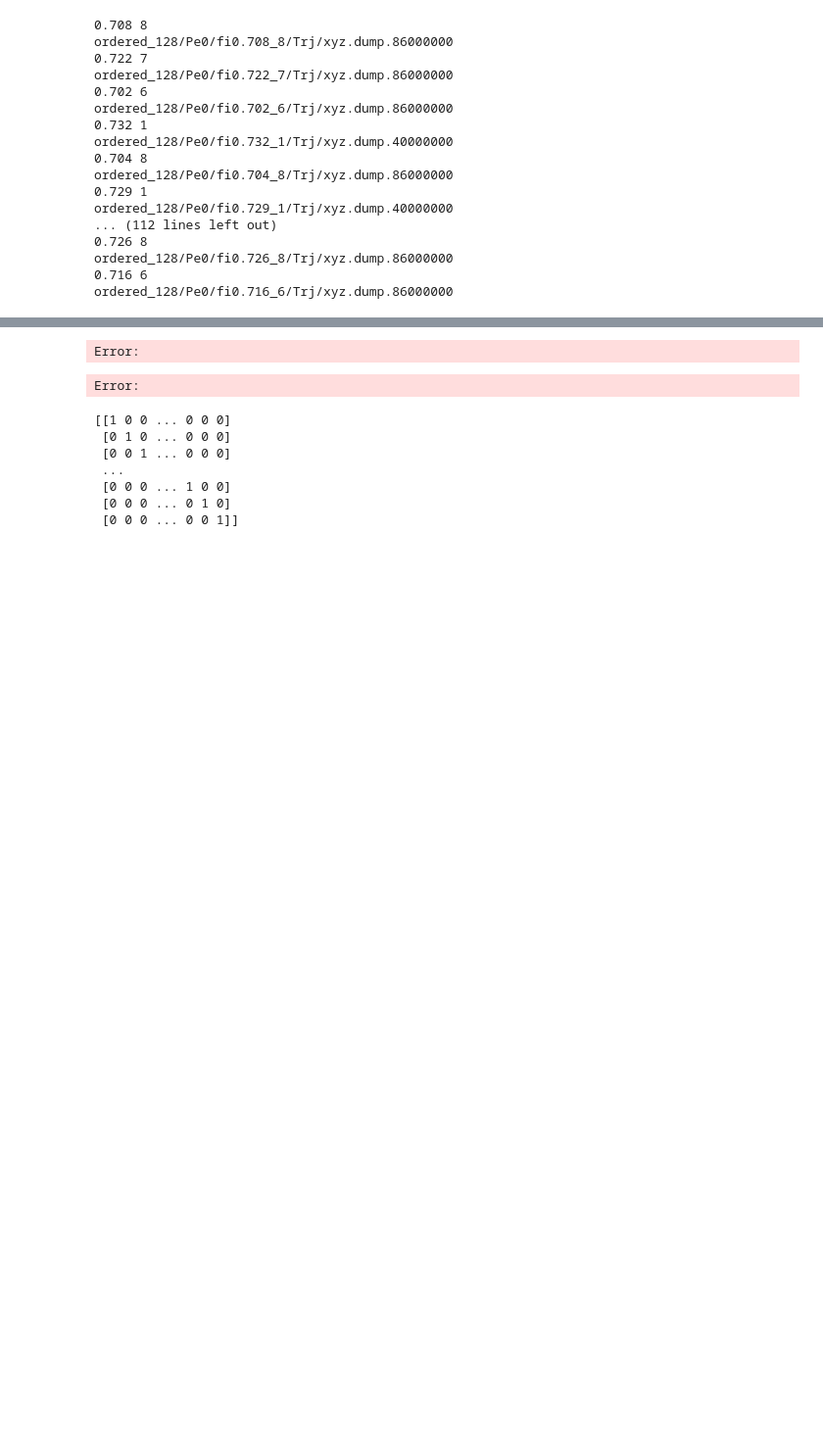
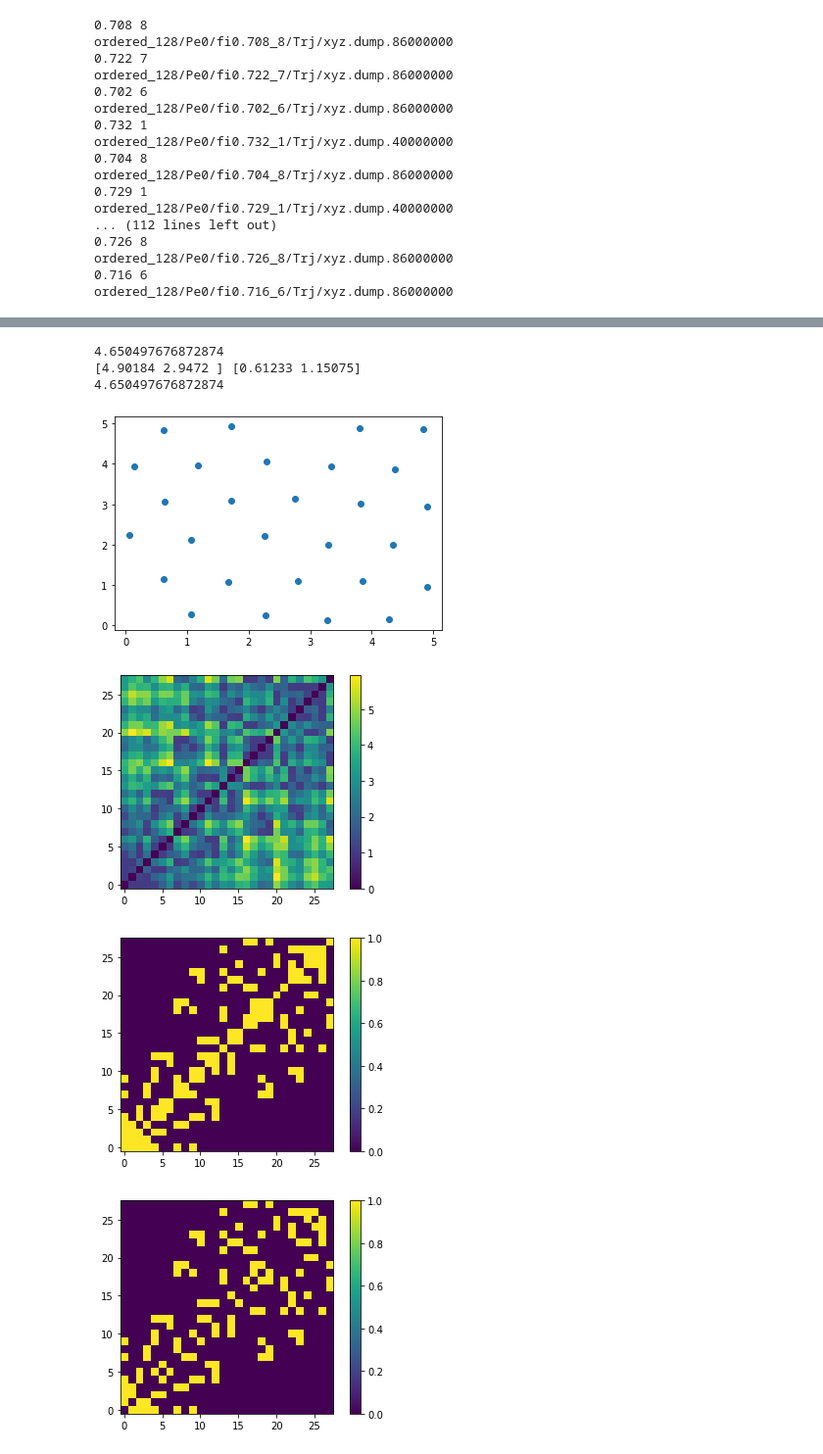
Before and after one commit to cbcaporusso/2d-crystalline-phase-classificator, a Jupyter notebook: network_analysis.ipynb, the cells around one changed output, grey strips where cells are left out. Shown at 98% size. Drawn from its saved outputs; the diff is of its cells as text; code cells hidden in the pictures; blank space fills up the shorter version.

Commit message:
improved distance matrix computation

```diff
--- a/network_analysis.ipynb
+++ b/network_analysis.ipynb
@@ -62,0 +45,10 @@ def discretize_distance_matrix(distance_matrix):
+# %%
+def smaller_sys(pos, edge):
+    """Return the positions of the particles that are within the edge of the box"""
+    return pos[(pos[:,0] < edge) & (pos[:,1] < edge)]
+# %%
+index = 3
+new_conf = smaller_sys(data_array[index], 5)
+
+print(data_array[index].shape)
+print(new_conf.shape)
@@ -62,0 +58,6 @@ def discretize_distance_matrix(distance_matrix):
+# %%
+# reduce all the configurations
+
+for i, conf in enumerate(data_array):
+    new_conf = smaller_sys(conf, 5)
+    data_array[i] = new_conf
@@ -78,23 +101,36 @@ Error:
-# %%
-index = 2
-dist = distance_matrix(data_array[index])
-dist = np.where(dist <= 1.5, 1, 0)
-
-print(dist)
-
-plt.figure(figsize=(5,5))
-plt.imshow(dist, interpolation='nearest')
-plt.show()
-# %% [output]
-Error:
-Error:
-# %%
-print(np.where(dist <= 1.5, 1, 0))
-# %% [output]
-[[1 0 0 ... 0 0 0]
- [0 1 0 ... 0 0 0]
- [0 0 1 ... 0 0 0]
- ...
- [0 0 0 ... 1 0 0]
- [0 0 0 ... 0 1 0]
- [0 0 0 ... 0 0 1]]
+# %%
+#test
+index = 3
+dist = distance_matrix(data_array[index], data_array[index])
+# remove the diagonal
+dist_discret = np.where(dist <= 1.5, 1, 0)
+dist_nodiag = dist_discret - np.diag(np.diag(dist_discret))
+
+print(dist[15,3])
+print(data_array[index][15], data_array[index][3])
+print(np.sqrt((data_array[index][15,0] - data_array[index][3,0])**2 + (data_array[index][15,1] - data_array[index][3,1])**2))
+
+plt.plot(data_array[index][:,0], data_array[index][:,1], 'o')
+plt.show()
+
+plt.imshow(dist, origin='lower')
+plt.colorbar()
+plt.show()
+
+plt.clf()
+plt.imshow(dist_discret, origin='lower')
+plt.colorbar()
+plt.show()
+
+plt.clf()
+plt.imshow(dist_nodiag, origin='lower')
+plt.colorbar()
+plt.show()
+# %% [output]
+4.650497676872874
+[4.90184 2.9472 ] [0.61233 1.15075]
+4.650497676872874
+[figure, added]
+[figure, added]
+[figure, added]
+[figure, added]
```
Also changed, not shown: parts of 7 cells of this notebook.
